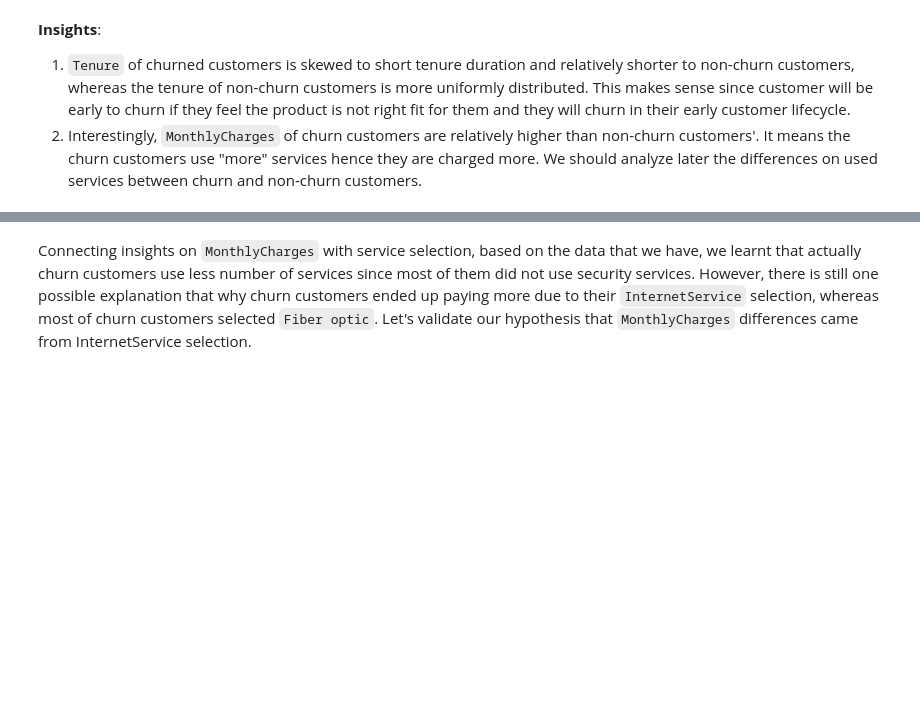
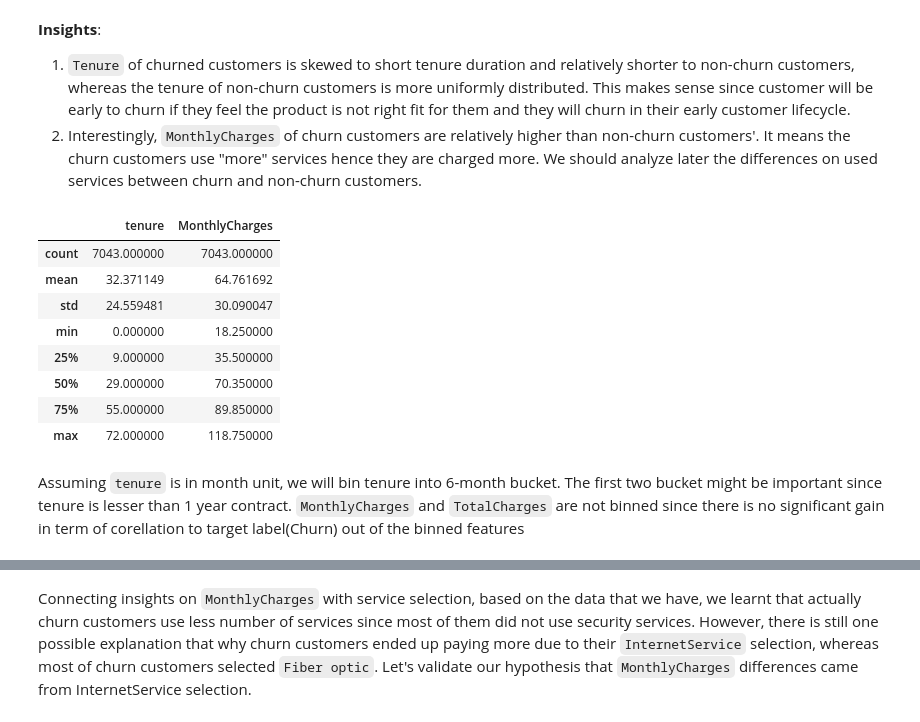
Before and after one commit to davidsinjaya/kaggle, a Jupyter notebook: telco_churn/telco-churn-eda-insights-and-predictions.ipynb, the cells around one changed output, grey strips where cells are left out. Saved outputs shown, nothing was run; the diff lists cells and outputs as text; code cells hidden in the pictures; blank space fills up the shorter version.

```diff
--- a/telco_churn/telco-churn-eda-insights-and-predictions.ipynb
+++ b/telco_churn/telco-churn-eda-insights-and-predictions.ipynb
@@ -203,3 +206,18 @@ for col in num_feature:
 **Insights**:
 1. `Tenure` of churned customers is skewed to short tenure duration and relatively shorter to non-churn customers, whereas the tenure of non-churn customers is more uniformly distributed. This makes sense since customer will be early to churn if they feel the product is not right fit for them and they will churn in their early customer lifecycle.
 2. Interestingly, `MonthlyCharges` of churn customers are relatively higher than non-churn customers'. It means the churn customers use "more" services hence they are charged more. We should analyze later the differences on used services between churn and non-churn customers.
+# %%
+df[num_feature].describe()
+# %% [output]
+|  | tenure | MonthlyCharges |
+| count | 7043.000000 | 7043.000000 |
+| mean | 32.371149 | 64.761692 |
+| std | 24.559481 | 30.090047 |
+| min | 0.000000 | 18.250000 |
+| 25% | 9.000000 | 35.500000 |
+| 50% | 29.000000 | 70.350000 |
+| 75% | 55.000000 | 89.850000 |
+| max | 72.000000 | 118.750000 |
+# %% [markdown]
+Assuming `tenure` is in month unit, we will bin tenure into 6-month bucket. The first two bucket might be important since tenure is lesser than 1 year contract.
+`MonthlyCharges` and `TotalCharges` are not binned since there is no significant gain in term of corellation to target label(Churn) out of the binned features
```
Also changed, not shown: parts of 34 cells of this notebook.
